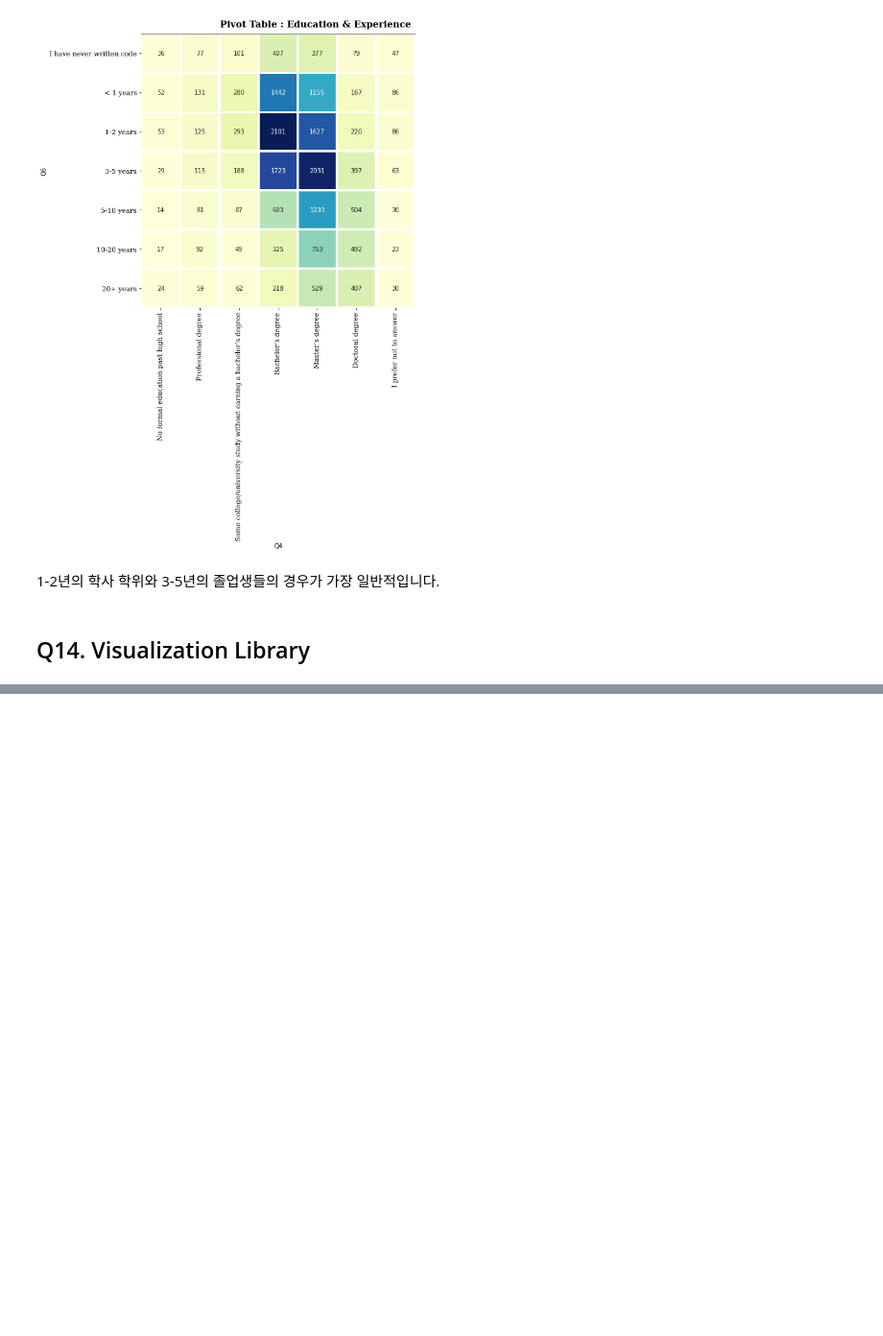
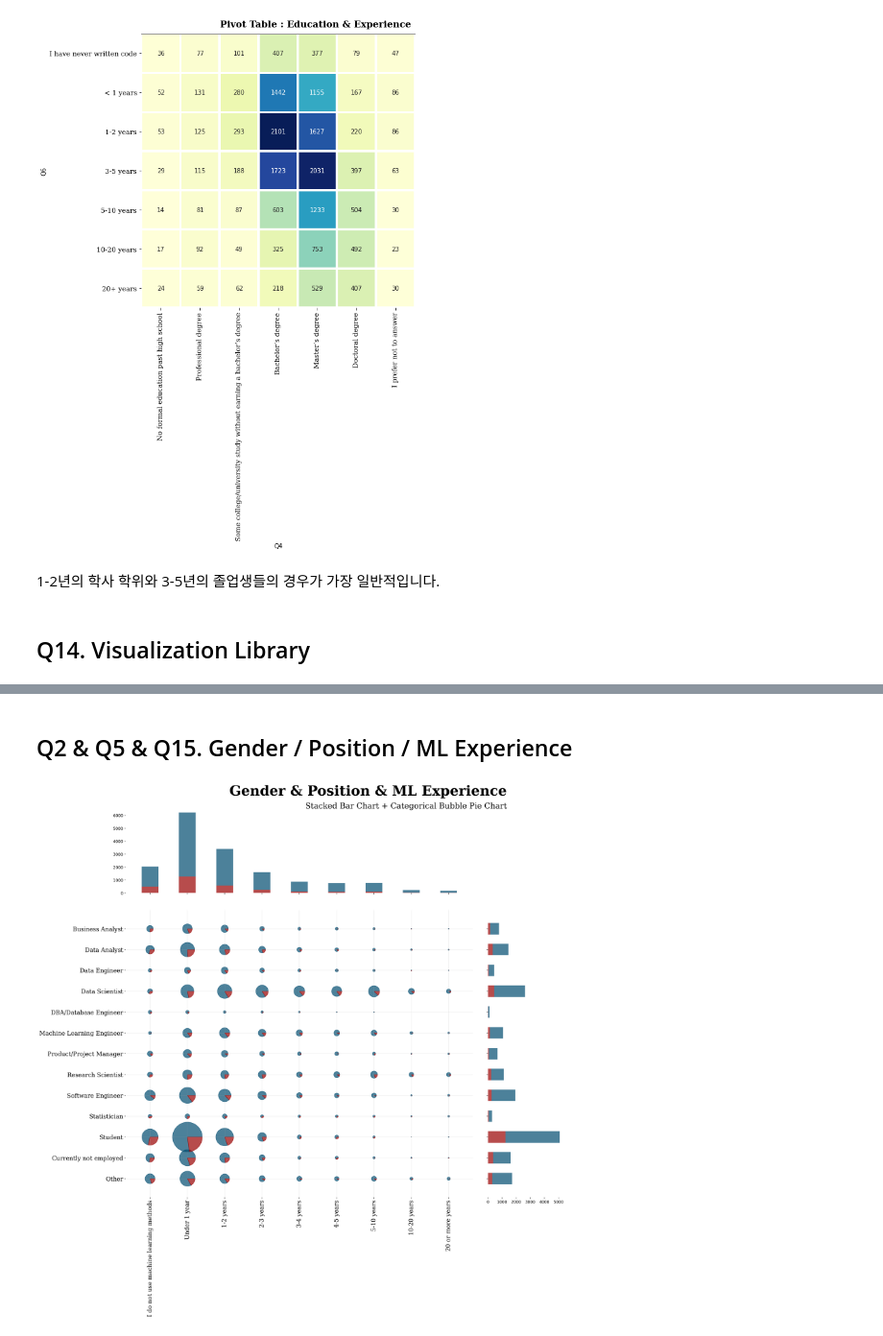
Before and after one commit to OH1107/Kaggle, a Jupyter notebook: 2020 Kaggle Machine Learning & Data Science Survey/[Kaggle_2020]_Visualization_&_Analysis.ipynb, the cells around one changed output, grey strips where cells are left out. Shown at 96% size. Saved outputs shown, nothing was run; the diff lists cells and outputs as text; code cells hidden in the pictures; blank space fills up the shorter version.

```diff
--- a/2020 Kaggle Machine Learning & Data Science Survey/[Kaggle_2020]_Visualization_&_Analysis.ipynb
+++ b/2020 Kaggle Machine Learning & Data Science Survey/[Kaggle_2020]_Visualization_&_Analysis.ipynb
@@ -227,0 +271,2 @@ plt.show()
+# %% [markdown]
+## Q2 & Q5 & Q15. Gender / Position / ML Experience
@@ -227,0 +302,69 @@ plt.show()
+# %%
+# https://stackoverflow.com/questions/56337732/how-to-plot-scatter-pie-chart-using-matplotlib
+def drawPieMarker(xs, ys, ratios, sizes, colors, ax):
+    markers = []
+    previous = 0
+    # calculate the points of the pie pieces
+    for color, ratio in zip(colors, ratios):
+        this = 2 * np.pi * ratio + previous
+        x  = [0] + np.cos(np.linspace(previous, this, 30)).tolist() + [0]
+        y  = [0] + np.sin(np.linspace(previous, this, 30)).tolist() + [0]
+        xy = np.column_stack([x, y])
+        previous = this
+        markers.append({'marker':xy, 's':np.abs(xy).max()**2*np.array(sizes), 'facecolor':color})
+
+    # scatter each of the pie pieces to create pies
+    for marker in markers:
+        ax.scatter(xs, ys, **marker, alpha=0.7)
+# %%
+fig = plt.figure(figsize=(20, 23), dpi=200)
+
+gs = fig.add_gridspec(5, 5)
+
+ax_plot = fig.add_subplot(gs[1:4, 0:4])
+for q5_idx in q5_order[::-1]:
+  for q15_idx in q15_order:
+    man=data_q5q15_man[q5_idx][q15_idx]
+    woman=data_q5q15_woman[q5_idx][q15_idx]
+    tot = data_q5q15[q5_idx][q15_idx]
+    drawPieMarker([q15_idx],[q5_idx],[man/(man+woman), woman/(man+woman)], [tot*2.5], ['#004c70','#990000'], ax=ax_plot)
+
+ax_plot.grid(linewidth=0.2, zorder=0)
+
+ax_plot.set_yticklabels(q5_order, fontfamily='serif', fontsize=15)
+ax_plot.set_xticklabels(q15_order, fontfamily='serif', fontsize=15, rotation=90)
+
+# Pos
+ax_pos = fig.add_subplot(gs[0, :4], sharex=ax_plot)
+data_q15_woman = data[data['Q2']=='Woman']['Q15'].value_counts()[q15_order]
+ax_pos.bar(data_q15_woman.index, data_q15_woman, width=0.45, alpha=0.7, color='#990000')
+
+data_q15_man = data[data['Q2']=='Man']['Q15'].value_counts()[q15_order]
+ax_pos.bar(data_q15_man.index, data_q15_man, bottom=data_q15_woman, width=0.45, alpha=0.7, color='#004c70')
+
+plt.setp(ax_pos.get_xticklabels(), visible=False)
+
+# Exp
+ax_exp = fig.add_subplot(gs[1:4, 4], sharey=ax_plot)
+
+data_q5_woman = data[data['Q2']=='Woman']['Q5'].value_counts()[q5_order]
+ax_exp.barh(data_q5_woman.index[::-1], data_q5_woman[::-1], height=0.55, alpha=0.7, color='#990000')
+
+data_q5_man = data[data['Q2']=='Man']['Q5'].value_counts()[q5_order]
+ax_exp.barh(data_q5_man.index[::-1], data_q5_man[::-1], left=data_q5_woman[::-1], height=0.55, alpha=0.7, color='#004c70')
+
+plt.setp(ax_exp.get_yticklabels(), visible=False)
+
+# Spines
+for s in ['top','left','right','bottom']:
+  ax_plot.spines[s].set_visible(False)
+  ax_pos.spines[s].set_visible(False)
+  ax_exp.spines[s].set_visible(False)
+
+
+fig.text(0.8, 0.9, 'Gender & Position & ML Experience', fontweight='bold', fontfamily='serif', fontsize=35, ha='right')
+fig.text(0.8, 0.88, 'Stacked Bar Chart + Categorical Bubble Pie Chart', fontweight='light', fontfamily='serif', fontsize=20, ha='right')
+
+plt.show()
+# %% [output]
+[figure, added]
```
Also changed, not shown: parts of 10 cells of this notebook.
